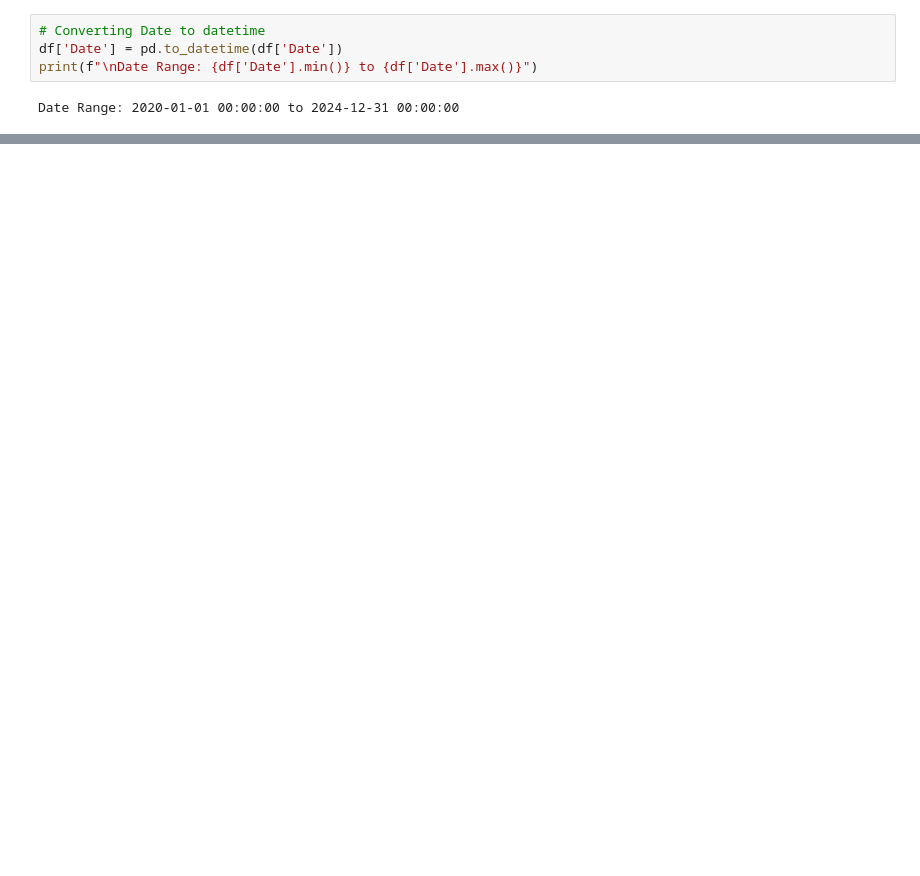
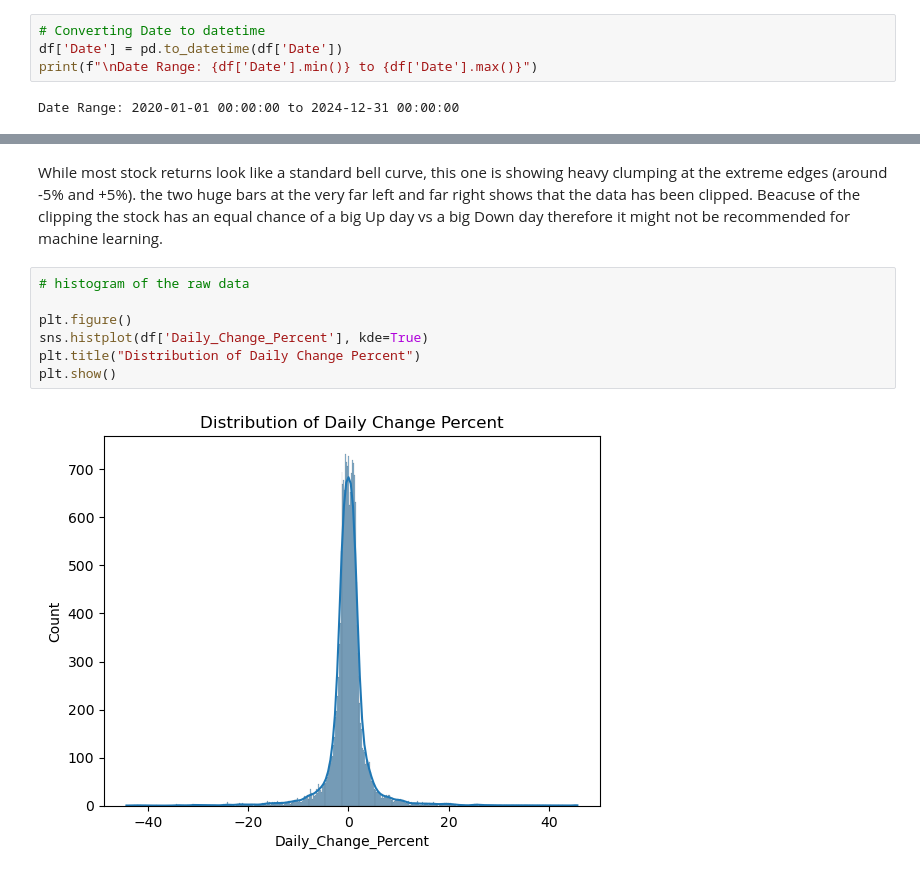
Before and after one commit to Ashmin-Gurung/Global-Stock-Market-EDA, a Jupyter notebook: Stock.ipynb, the cells around one changed output, grey strips where cells are left out. Saved outputs shown, nothing was run; the diff lists cells and outputs as text; blank space fills up the shorter version.

```diff
--- a/Stock.ipynb
+++ b/Stock.ipynb
@@ -268,0 +301,11 @@ Top 10 most volatile markets:
+# %% [markdown]
+While most stock returns look like a standard bell curve, this one is showing heavy clumping at the extreme edges (around -5% and +5%). the two huge bars at the very far left and far right shows that the data has been clipped. Beacuse of the clipping the stock has an equal chance of a big Up day vs a big Down day therefore it might not be recommended for machine learning.
+# %%
+# histogram of the raw data
+
+plt.figure()
+sns.histplot(df['Daily_Change_Percent'], kde=True)
+plt.title("Distribution of Daily Change Percent")
+plt.show()
+# %% [output]
+[figure, added]
```
Also changed, not shown: parts of 48 cells of this notebook, 1 other file.
